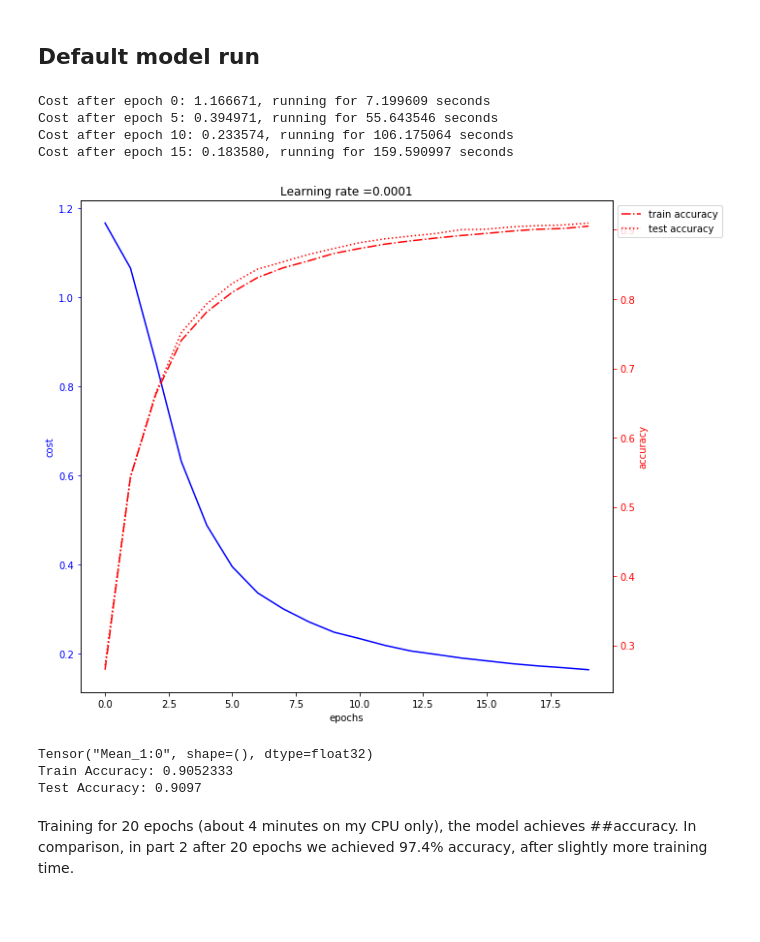
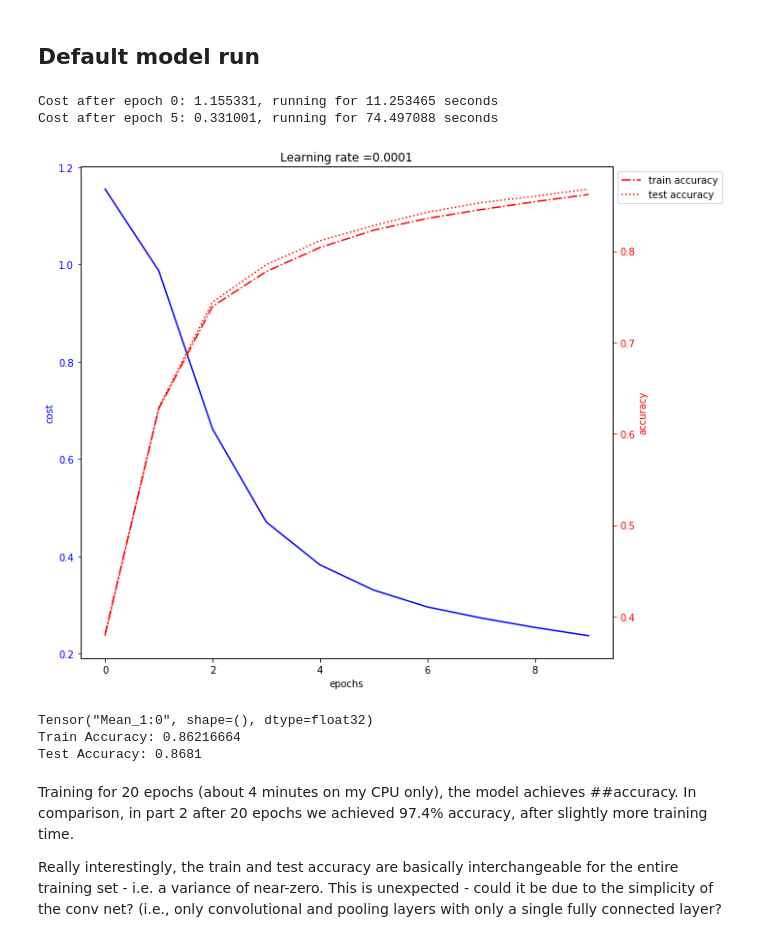
Before and after one commit to nicksexton/handwritten_digit_recognition, a Jupyter notebook: part 4 - fun with convolutional networks.ipynb, the cells around one changed output. Cells and saved outputs as stored; diff of their text form; code cells hidden in the pictures; blank space fills up the shorter version.

```diff
--- a/part 4 - fun with convolutional networks.ipynb
+++ b/part 4 - fun with convolutional networks.ipynb
@@ -118,7 +118,7 @@ Y = Tensor("Y:0", shape=(?, 10), dtype=float32)
 # %% [markdown]
 The two convolutional layers we'll use are 4x4x1x8 (4x4x1 filter with 8 channels) and 2x2x8x16 (2x2x8 filter with 16 channels)
 # %%
-def initialize_parameters():
+def initialize_parameters_simple():
     """
     Initializes weight parameters to build a neural network with tensorflow. The shapes are:
                         W1 : [4, 4, 1, 8]
@@ -136,7 +136,7 @@ def initialize_parameters():
 
     return parameters
 # %%
-def forward_propagation(X, parameters):
+def forward_propagation_simple(X, parameters):
     """
     Implements the forward propagation for the model:
     CONV2D -> RELU -> MAXPOOL -> CONV2D -> RELU -> MAXPOOL -> FLATTEN -> FULLYCONNECTED
@@ -196,23 +196,23 @@ def plot_training_by_epoch (costs, train_accuracy, test_accuracy, learning_rate)
     fig.tight_layout()
     plt.show()
 # %%
-def compute_cost(Z3, Y):
+def compute_cost(ZL, Y):
     """
     Computes the cost
 
     Arguments:
-    Z3 -- output of forward propagation (output of the last LINEAR unit), of shape (6, number of examples)
-    Y -- "true" labels vector placeholder, same shape as Z3
+    ZL -- output of forward propagation (output of the last LINEAR unit), of shape (10, number of examples)
+    Y -- "true" labels vector placeholder, same shape as ZL
 
     Returns:
     cost - Tensor of the cost function
     """
 
-    cost = tf.reduce_mean(tf.nn.softmax_cross_entropy_with_logits(logits=Z3, labels=Y))
+    cost = tf.reduce_mean(tf.nn.softmax_cross_entropy_with_logits(logits=ZL, labels=Y))
 
     return cost
 # %%
-def model(X_train, Y_train, X_test, Y_test, learning_rate = 0.009,
+def model(X_train, Y_train, X_test, Y_test, network = 'simple', learning_rate = 0.009,
           num_epochs = 100, minibatch_size = 32, print_cost = True):
     """
     Implements a three-layer ConvNet in Tensorflow:
@@ -244,17 +244,20 @@ def model(X_train, Y_train, X_test, Y_test, learning_rate = 0.009,
 
     X, Y = create_placeholders(n_H0, n_W0, n_C0, n_y)
 
-    parameters = initialize_parameters()
-
-    # Forward propagation: Build the forward propagation in the tensorflow graph
-    Z3 = forward_propagation(X, parameters)
-    cost = compute_cost(Z3, Y)
+    if network == 'lenet5':
+        parameters = initialize_parameters_lenet()
+        ZL = forward_propagation_lenet(X, parameters)
+        cost = compute_cost(ZL, Y)
+    else:
+        parameters = initialize_parameters_simple()
+        ZL = forward_propagation_simple(X, parameters)
+        cost = compute_cost(ZL, Y)
 
     # Backpropagation: Define the tensorflow optimizer. Use an AdamOptimizer that minimizes the cost.
     optimizer = tf.train.AdamOptimizer (learning_rate = learning_rate).minimize(cost)
 
     # Graph for calculating the correct prediction
-    predict_op = tf.argmax(Z3, 1)
+    predict_op = tf.argmax(ZL, 1)
     correct_prediction = tf.equal(predict_op, tf.argmax(Y, 1))
 
     # Graph for calculating accuracy on the test set (so we can plot it on the fly)
@@ -317,19 +320,20 @@ def model(X_train, Y_train, X_test, Y_test, learning_rate = 0.009,
 # %%
 parameters, costs, train_accuracy, test_accuracy = model(d_x_train, d_y_train,
                                                          d_x_test, d_y_test,
+                                                         network='simple',
                                                          learning_rate = 0.0001,
-                                                         num_epochs = 20)
+                                                         num_epochs = 10)
 # %% [output]
-Cost after epoch 0: 1.166671, running for 7.199609 seconds
-Cost after epoch 5: 0.394971, running for 55.643546 seconds
-Cost after epoch 10: 0.233574, running for 106.175064 seconds
-Cost after epoch 15: 0.183580, running for 159.590997 seconds
+Cost after epoch 0: 1.155331, running for 11.253465 seconds
+Cost after epoch 5: 0.331001, running for 74.497088 seconds
-[figure, old version]
+[figure, new version]
 Tensor("Mean_1:0", shape=(), dtype=float32)
-Train Accuracy: 0.9052333
-Test Accuracy: 0.9097
+Train Accuracy: 0.86216664
+Test Accuracy: 0.8681
 # %%
                 # just a reminder that we can now plot outside the model training function
 # plot_training_by_epoch (costs, train_accuracy, test_accuracy, learning_rate = 0.0001)
 # %% [markdown]
 Training for 20 epochs (about 4 minutes on my CPU only), the model achieves ##accuracy. In comparison, in part 2 after 20 epochs we achieved 97.4% accuracy, after slightly more training time.
+
+Really interestingly, the train and test accuracy are basically interchangeable for the entire training set - i.e. a variance of near-zero. This is unexpected - could it be due to the simplicity of the conv net? (i.e., only convolutional and pooling layers with only a single fully connected layer?
```
Also changed, not shown: parts of 6 cells of this notebook.
